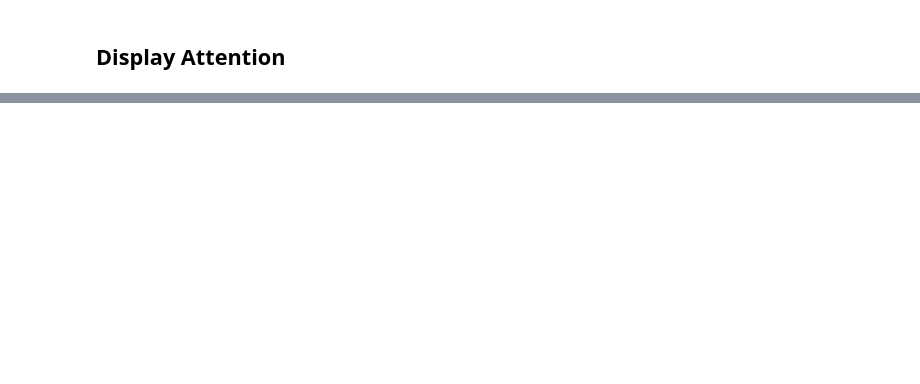
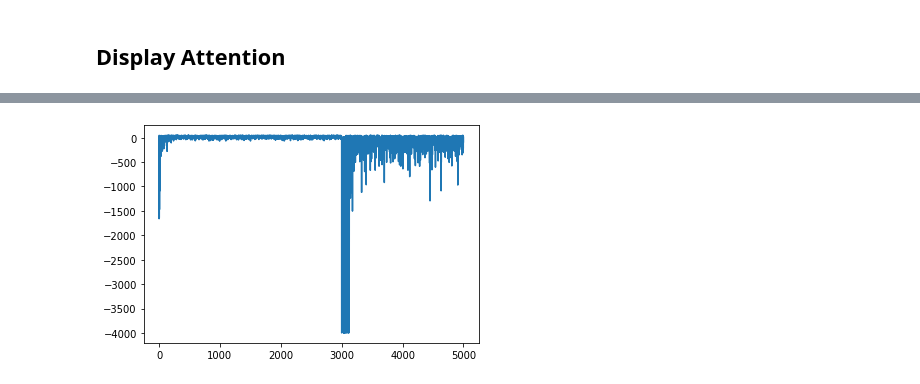
Before and after one commit to covector/AOAOC, a Jupyter notebook: code/Experiment.ipynb, the cells around one changed output, grey strips where cells are left out. Cells and saved outputs as stored; diff of their text form; code cells hidden in the pictures; blank space fills up the shorter version.

```diff
--- a/code/Experiment.ipynb
+++ b/code/Experiment.ipynb
@@ -277,0 +269,5 @@ viz.showAttention(options)
+# %%
+plt.plot(cumRewRec)
+plt.show()
+# %% [output]
+[figure, added]
```
Also changed, not shown: parts of 14 cells of this notebook, 9 other files.
